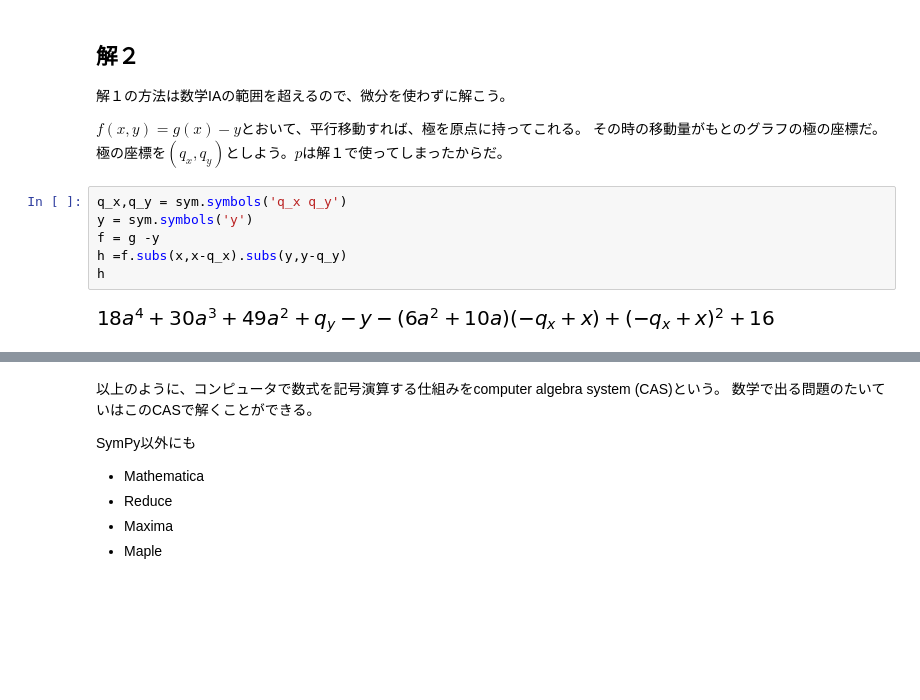
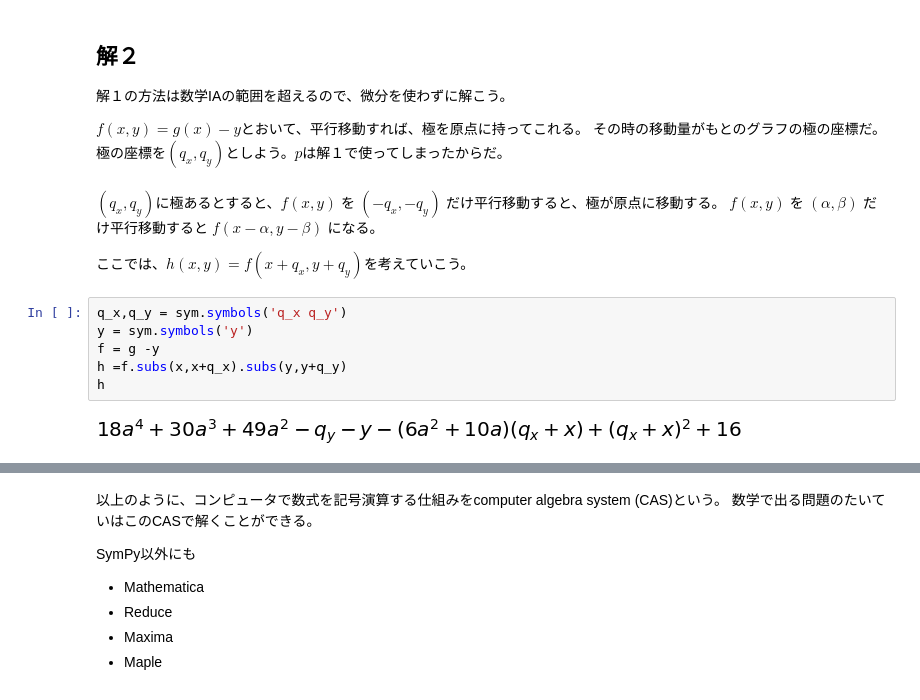
Before and after one commit to hogenimushi/MLBasis, a Jupyter notebook: CenterTest2017MathIAQ3.ipynb, the cells around one changed output, grey strips where cells are left out. Cells and saved outputs as stored; diff of their text form; blank space fills up the shorter version.

```diff
--- a/CenterTest2017MathIAQ3.ipynb
+++ b/CenterTest2017MathIAQ3.ipynb
@@ -161,11 +161,16 @@ pyt.subs(t,0)
 $f(x,y)=g(x)-y$とおいて、平行移動すれば、極を原点に持ってこれる。
 その時の移動量がもとのグラフの極の座標だ。
 極の座標を$(q_x, q_y)$としよう。$p$は解１で使ってしまったからだ。
+# %% [markdown]
+$(q_x,q_y)$に極あるとすると、$f(x,y)$ を $(-q_x,-q_y)$ だけ平行移動すると、極が原点に移動する。
+$f(x,y)$ を $(\alpha, \beta)$ だけ平行移動すると $f(x-\alpha,y-\beta)$ になる。
+
+ここでは、$h(x,y)=f(x+q_x, y+q_y)$を考えていこう。
 # %%
 q_x,q_y = sym.symbols('q_x q_y')
 y = sym.symbols('y')
 f = g -y
-h =f.subs(x,x-q_x).subs(y,y-q_y)
+h =f.subs(x,x+q_x).subs(y,y+q_y)
 h
 # %% [output]
-[figure, old version]
+[figure, new version]
```
Also changed, not shown: parts of 14 cells of this notebook.
